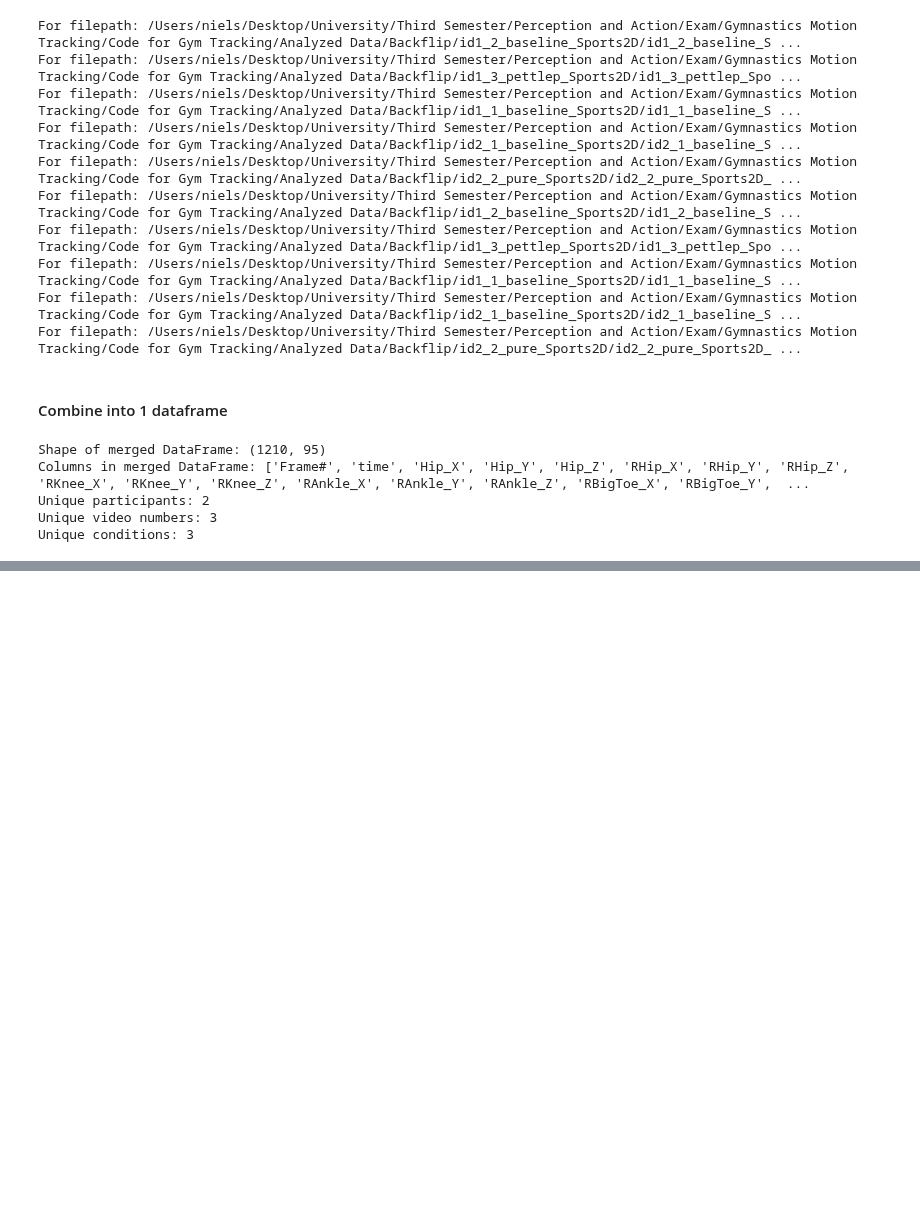
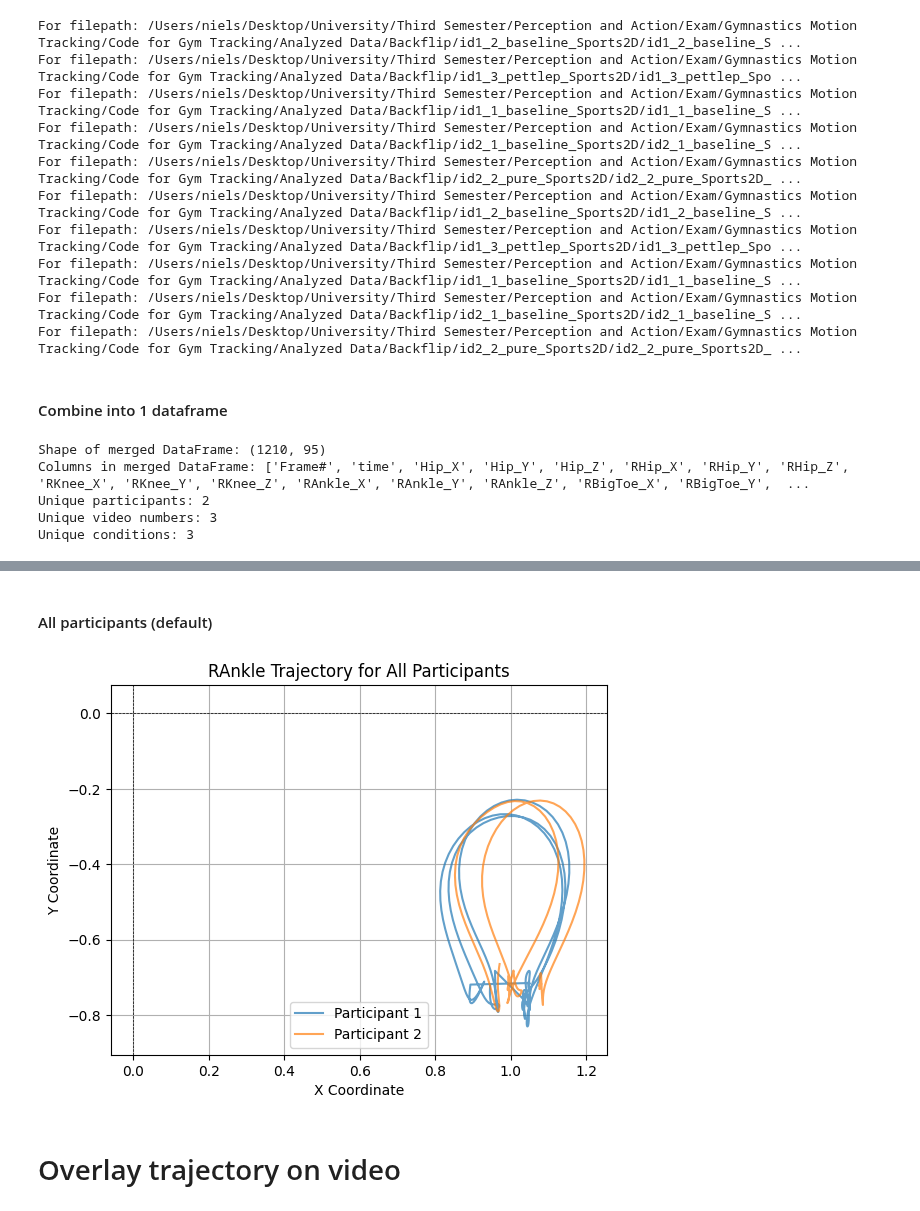
Before and after one commit to Niels-Engedal/GymTracker, a Jupyter notebook: Scripts/analysis_notebook.ipynb, the cells around one changed output, grey strips where cells are left out. Drawn from its saved outputs; the diff is of its cells as text; code cells hidden in the pictures; blank space fills up the shorter version.

```diff
--- a/Scripts/analysis_notebook.ipynb
+++ b/Scripts/analysis_notebook.ipynb
@@ -113,0 +437,12 @@ Unique conditions: 3
+# %% [markdown]
+#### All participants (default)
+# %%
+plot_joint_trajectory(
+    df=merged_df,
+    joint_name=joint_to_plot,
+    title=f"{joint_to_plot} Trajectory for All Participants",
+)
+# %% [output]
+[figure, added]
+# %% [markdown]
+# Overlay trajectory on video
```
Also changed, not shown: parts of 22 cells of this notebook, 11 other files.
